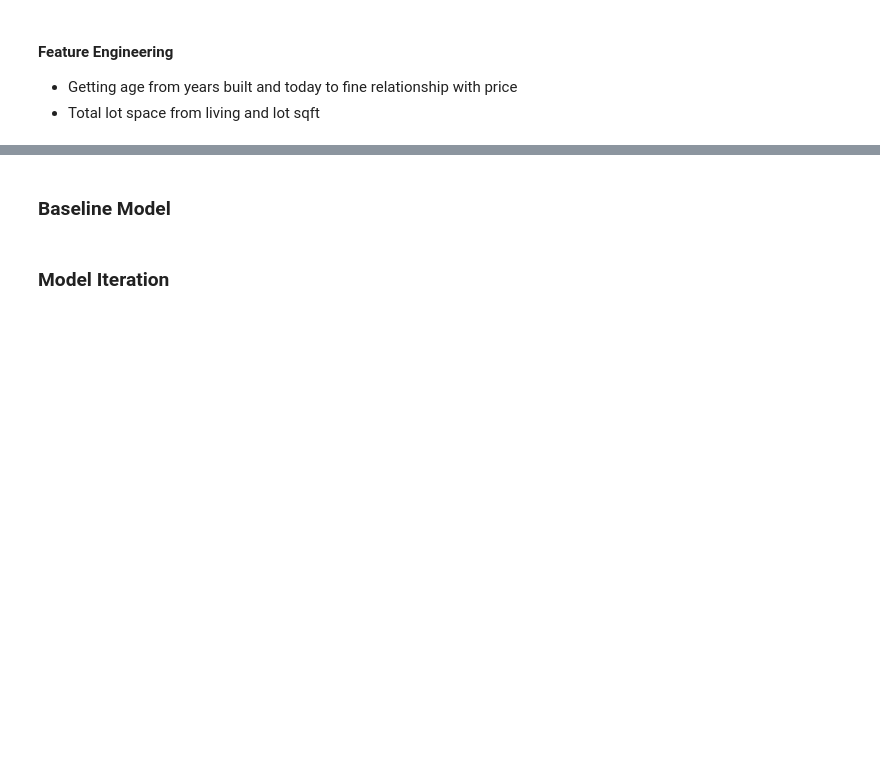
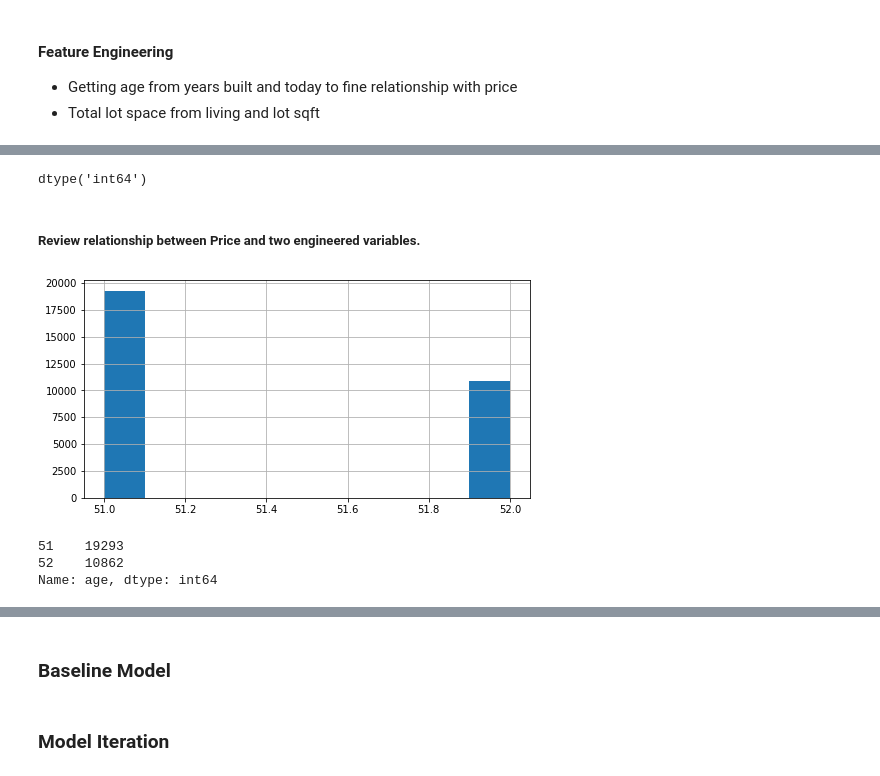
Before and after one commit to olexy/da_ds_ml, a Jupyter notebook: Capstone_Regression_Project.ipynb, the cells around one changed output, grey strips where cells are left out. Cells and saved outputs as stored; diff of their text form; code cells hidden in the pictures; blank space fills up the shorter version.

```diff
--- a/Capstone_Regression_Project.ipynb
+++ b/Capstone_Regression_Project.ipynb
@@ -617,0 +629,5 @@ plot_cat_vars('sewer_system','sewer_system_vs_price')
+# %%
+# create column age
+sale_year = data.date.apply(lambda x: x.year)
+built_year = data.yr_built.apply(lambda x: x.year)
+data['age'] = sale_year - built_year
@@ -617,0 +658,2 @@ plot_cat_vars('sewer_system','sewer_system_vs_price')
+# %%
+data['total_sqft'] = data['sqft_living'] + data['sqft_lot']
@@ -617,0 +671,19 @@ plot_cat_vars('sewer_system','sewer_system_vs_price')
+# %%
+# check and verify datatype of total_sqft column is int.
+data['total_sqft'].dtype
+# %% [output]
+dtype('int64')
+# %% [markdown]
+##### Review relationship between Price and two engineered variables.
+# %%
+data['age'].hist(figsize=(8,4));
+plt.savefig('/content/drive/MyDrive/Colab Notebooks/images/histo_age.png')
+# %% [output]
+[figure, added]
+# %%
+#check value count
+data['age'].value_counts()
+# %% [output]
+51    19293
+52    10862
+Name: age, dtype: int64
```
Also changed, not shown: parts of 18 cells of this notebook.
